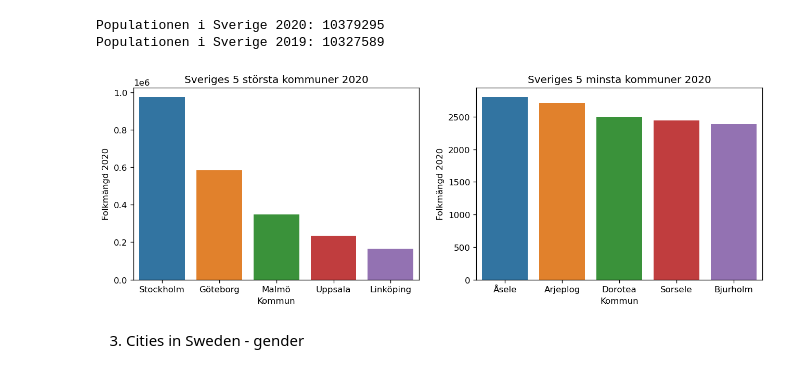
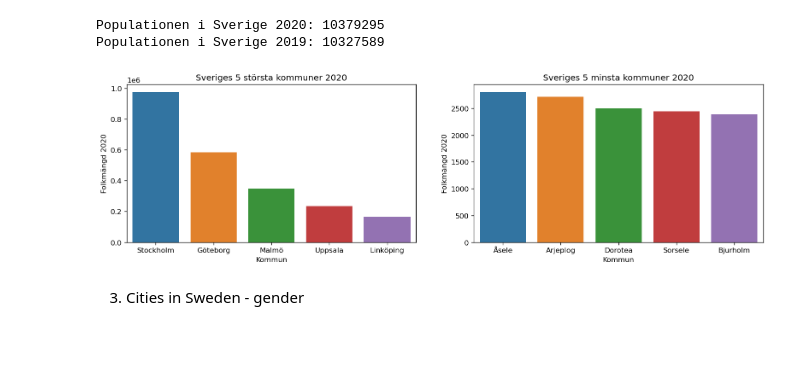
Before and after one commit to KatjaParak/Databehandling-Katsiaryna-Parakhnevich, a Jupyter notebook: Exercise/E00_pandas_basic_syntax.ipynb, the cells around one changed output. Saved outputs shown, nothing was run; the diff lists cells and outputs as text; code cells hidden in the pictures; blank space fills up the shorter version.

Commit message:
uppdated exercises

```diff
--- a/Exercise/E00_pandas_basic_syntax.ipynb
+++ b/Exercise/E00_pandas_basic_syntax.ipynb
@@ -54,7 +54,7 @@ sorted_df
 import pandas as pd
 
 columns = ['Rang 2020', 'Rang 2019', 'Kommun', 'Folkmängd 2020', 'Folkmängd 2019', 'Förändring']
-df = pd.read_excel('../Exercises/komtopp50_2020.xlsx', header=[6],names=columns, sheet_name='Totalt')
+df = pd.read_excel('../Exercise/komtopp50_2020.xlsx', header=[6],names=columns, sheet_name='Totalt')
 df.head()
 # %% [output]
 |  | Rang 2020 | Rang 2019 | Kommun | Folkmängd 2020 | Folkmängd 2019 | Förändring |
@@ -96,18 +96,18 @@ Populationen i Sverige 2019: 10327589
 # %%
 # F. Plot a bar chart for the five largest cities and the five smallest cities
 import matplotlib.pyplot as plt
 import seaborn as sns
 
-fig, axes = plt.subplots(1,2, dpi=120, figsize=(13,4))
+fig, axes = plt.subplots(1,2, dpi=120, figsize=(16,4))
 titles = ['Sveriges 5 största kommuner 2020', 'Sveriges 5 minsta kommuner 2020']
 data_frames = [l_cities, s_cities]
 x_column = ['Kommun', 'Kommun']
 
 for i, (data, title) in enumerate(zip(data_frames, titles)):
     sns.barplot(data = data, x=x_column[i], y='Folkmängd 2020', ax = axes[i], hue='Kommun')
     axes[i].set(title=title)
 plt.show()
 # %% [output]
-[figure, old version]
+[figure, new version]
 # %% [markdown]
 3. Cities in Sweden - gender
```
Also changed, not shown: parts of 5 cells of this notebook, 3 other files.
